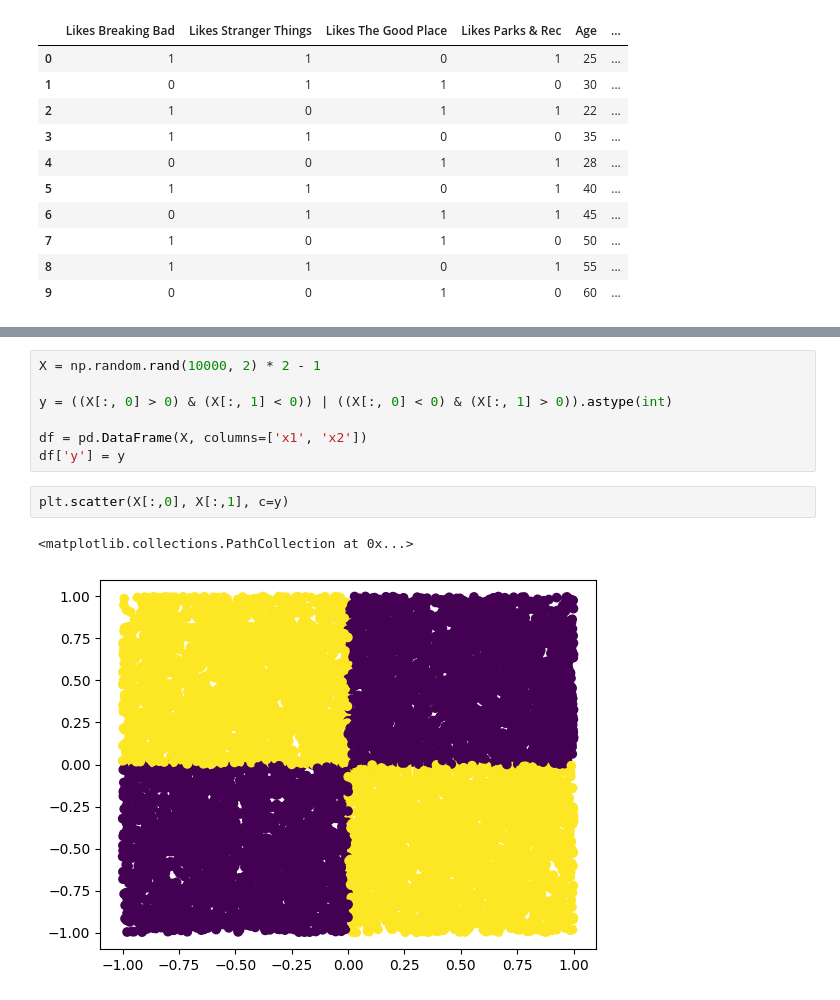
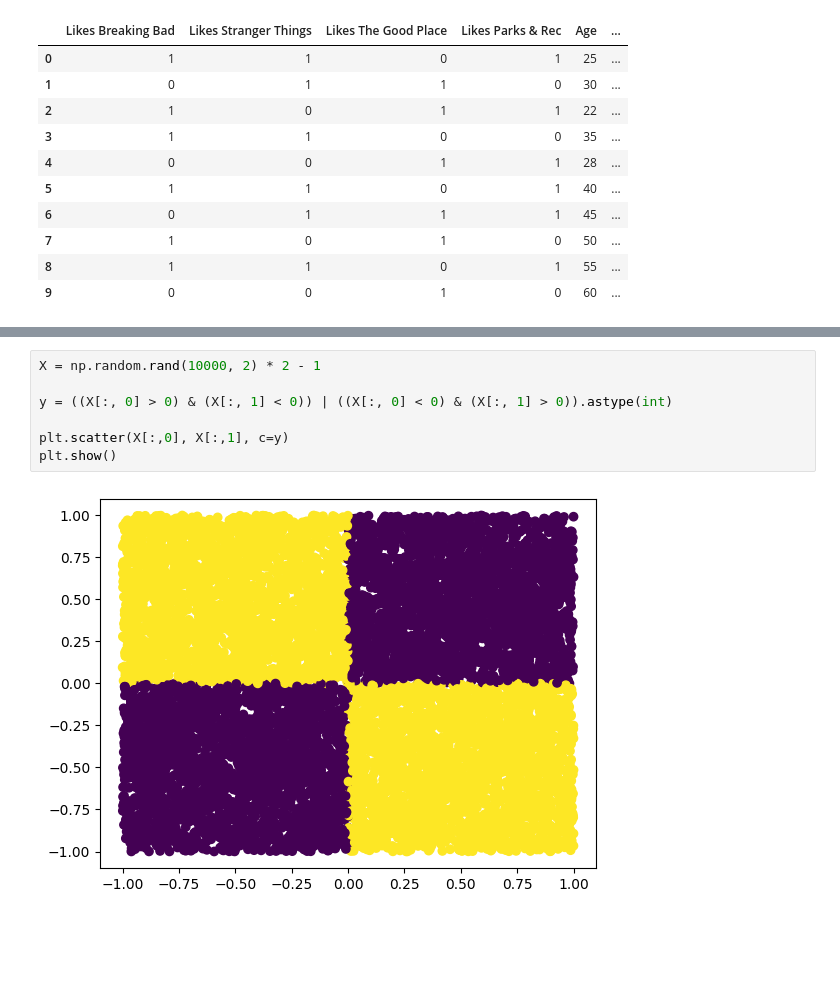
Before and after one commit to andrewmalley725/ml-from-scratch, a Jupyter notebook: CART/cart.ipynb, the cells around one changed output, grey strips where cells are left out. Cells and saved outputs as stored; diff of their text form; blank space fills up the shorter version.

```diff
--- a/CART/cart.ipynb
+++ b/CART/cart.ipynb
@@ -203,13 +58,10 @@ Accuracy: 0.9
 # %%
 X = np.random.rand(10000, 2) * 2 - 1
 
 y = ((X[:, 0] > 0) & (X[:, 1] < 0)) | ((X[:, 0] < 0) & (X[:, 1] > 0)).astype(int)
 
-df = pd.DataFrame(X, columns=['x1', 'x2'])
-df['y'] = y
+plt.scatter(X[:,0], X[:,1], c=y)
+plt.show()
+# %% [output]
+[figure, added]
-# %%
-plt.scatter(X[:,0], X[:,1], c=y)
-# %% [output]
-<matplotlib.collections.PathCollection at 0x...>
-[figure, removed]
 # %%
```
Also changed, not shown: parts of 9 cells of this notebook, 1 other file.
